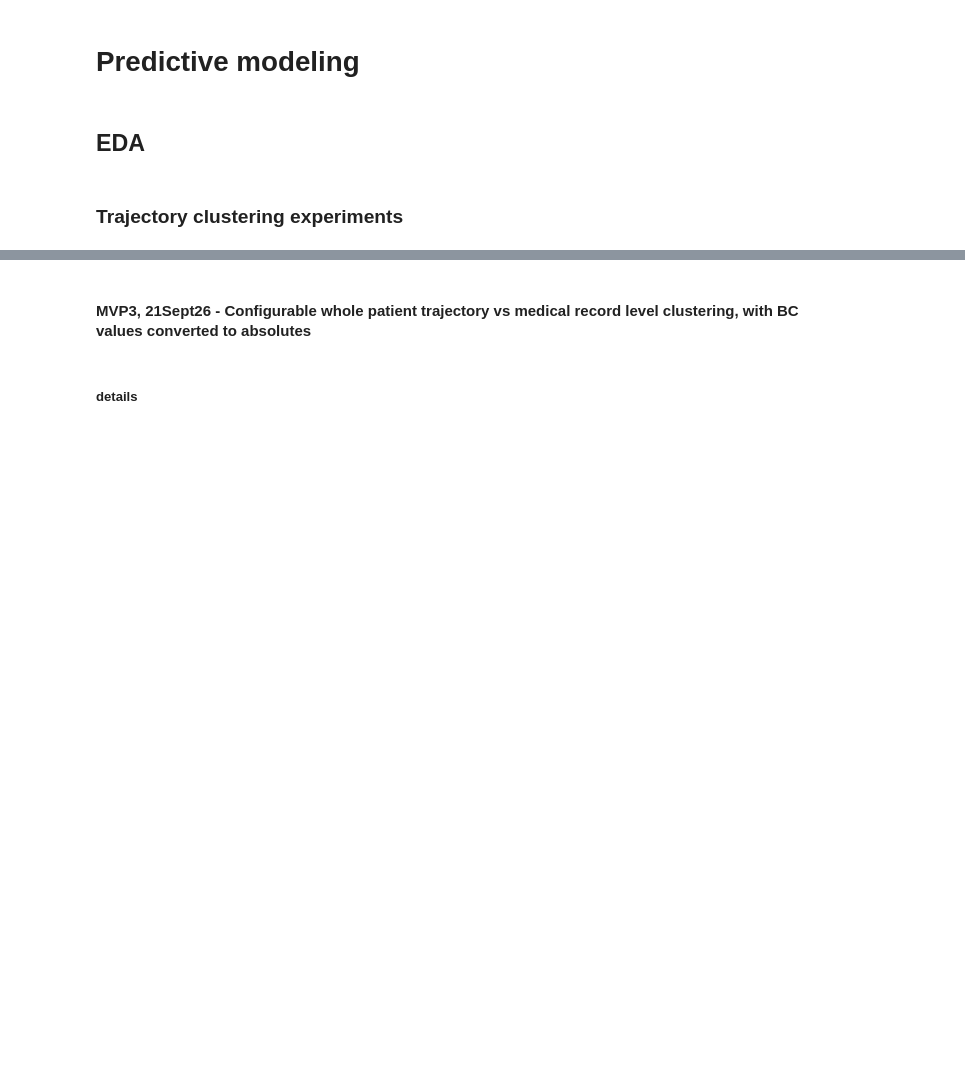
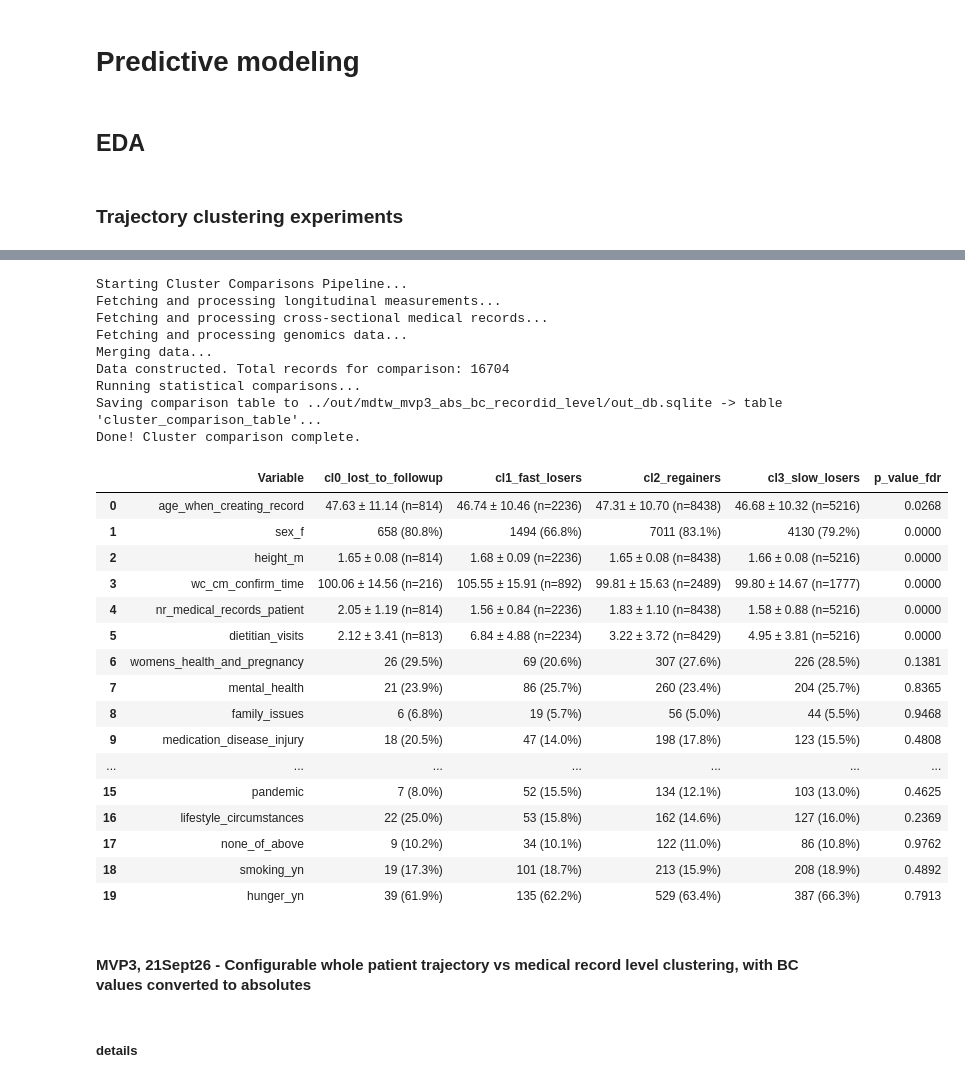
Before and after one commit to Miksa-uam/PROMET_2026, a Jupyter notebook: p4_dir/scripts/p4_notebook.ipynb, the cells around one changed output, grey strips where cells are left out. Drawn from its saved outputs; the diff is of its cells as text; code cells hidden in the pictures; blank space fills up the shorter version.

```diff
--- a/p4_dir/scripts/p4_notebook.ipynb
+++ b/p4_dir/scripts/p4_notebook.ipynb
@@ -7,3 +11,83 @@
+# %%
+# -------------------------------------------------------------------------
+# Cluster Comparisons & Statistical Pipeline
+# -------------------------------------------------------------------------
+import os
+import sys
+
+# Import our new comparison module
+from cluster_comparisons import build_comparison_table
+
+# -------------------------------------------------------------------------
+# 1. CONFIGURATION
+# -------------------------------------------------------------------------
+SOURCE_DB_PATH = "../dbs/pnk_db2_filtered.sqlite"
+# Pointing to the specific directory where your most trustworthy MVP3 run lives
+OUT_DB_PATH = "../out/mdtw_mvp3_abs_bc_recordid_level/out_db.sqlite"
+
+CLUSTER_TABLE = "dtw_mvp3_cluster_labels"
+TARGET_TABLE = "cluster_comparison_table"
+
+# Map the internal cluster IDs to display names.
+# -1 is automatically generated internally for records with only 1 weigh-in.
+# Cluster 2 is deliberately omitted to exclude the n=1 outlier cluster.
+COHORT_NAMES = {
+    -1: "cl0_lost_to_followup",
+    0:  "cl1_fast_losers",
+    1:  "cl2_regainers",
+    3:  "cl3_slow_losers"
+}
+
+# -------------------------------------------------------------------------
+# 2. EXECUTION
+# -------------------------------------------------------------------------
+# This will extract data across 3 tables, engineer features, assign cohorts,
+# run Kruskal-Wallis/Chi-Square tests, apply FDR correction, and save the table.
+build_comparison_table(
+    source_db_path=SOURCE_DB_PATH,
+    out_db_path=OUT_DB_PATH,
+    cluster_table=CLUSTER_TABLE,
+    target_table_name=TARGET_TABLE,
+    cohort_names=COHORT_NAMES
+)
+
+# You can then query the resulting table using pandas to view it in the notebook:
+import sqlite3
+import pandas as pd
+
+conn = sqlite3.connect(OUT_DB_PATH)
+df_results = pd.read_sql_query(f"SELECT * FROM {TARGET_TABLE}", conn)
+conn.close()
+
+# Display the top rows of the results table
+display(df_results.head(20))
+# %% [output]
+Starting Cluster Comparisons Pipeline...
+Fetching and processing longitudinal measurements...
+Fetching and processing cross-sectional medical records...
+Fetching and processing genomics data...
+Merging data...
+Data constructed. Total records for comparison: 16704
+Running statistical comparisons...
+Saving comparison table to ../out/mdtw_mvp3_abs_bc_recordid_level/out_db.sqlite -> table 'cluster_comparison_table'...
+Done! Cluster comparison complete.
+|  | Variable | cl0_lost_to_followup | cl1_fast_losers | cl2_regainers | cl3_slow_losers | p_value_fdr |
+| 0 | age_when_creating_record | 47.63 ± 11.14 (n=814) | 46.74 ± 10.46 (n=2236) | 47.31 ± 10.70 (n=8438) | 46.68 ± 10.32 (n=5216) | 0.0268 |
+| 1 | sex_f | 658 (80.8%) | 1494 (66.8%) | 7011 (83.1%) | 4130 (79.2%) | 0.0000 |
+| 2 | height_m | 1.65 ± 0.08 (n=814) | 1.68 ± 0.09 (n=2236) | 1.65 ± 0.08 (n=8438) | 1.66 ± 0.08 (n=5216) | 0.0000 |
+| 3 | wc_cm_confirm_time | 100.06 ± 14.56 (n=216) | 105.55 ± 15.91 (n=892) | 99.81 ± 15.63 (n=2489) | 99.80 ± 14.67 (n=1777) | 0.0000 |
+| 4 | nr_medical_records_patient | 2.05 ± 1.19 (n=814) | 1.56 ± 0.84 (n=2236) | 1.83 ± 1.10 (n=8438) | 1.58 ± 0.88 (n=5216) | 0.0000 |
+| 5 | dietitian_visits | 2.12 ± 3.41 (n=813) | 6.84 ± 4.88 (n=2234) | 3.22 ± 3.72 (n=8429) | 4.95 ± 3.81 (n=5216) | 0.0000 |
+| 6 | womens_health_and_pregnancy | 26 (29.5%) | 69 (20.6%) | 307 (27.6%) | 226 (28.5%) | 0.1381 |
+| 7 | mental_health | 21 (23.9%) | 86 (25.7%) | 260 (23.4%) | 204 (25.7%) | 0.8365 |
+| 8 | family_issues | 6 (6.8%) | 19 (5.7%) | 56 (5.0%) | 44 (5.5%) | 0.9468 |
+| 9 | medication_disease_injury | 18 (20.5%) | 47 (14.0%) | 198 (17.8%) | 123 (15.5%) | 0.4808 |
+| ... | ... | ... | ... | ... | ... | ... |
+| 15 | pandemic | 7 (8.0%) | 52 (15.5%) | 134 (12.1%) | 103 (13.0%) | 0.4625 |
+| 16 | lifestyle_circumstances | 22 (25.0%) | 53 (15.8%) | 162 (14.6%) | 127 (16.0%) | 0.2369 |
+| 17 | none_of_above | 9 (10.2%) | 34 (10.1%) | 122 (11.0%) | 86 (10.8%) | 0.9762 |
+| 18 | smoking_yn | 19 (17.3%) | 101 (18.7%) | 213 (15.9%) | 208 (18.9%) | 0.4892 |
+| 19 | hunger_yn | 39 (61.9%) | 135 (62.2%) | 529 (63.4%) | 387 (66.3%) | 0.7913 |
 # %% [markdown]
 #### MVP3, 21Sept26 - Configurable whole patient trajectory vs medical record level clustering, with BC values converted to absolutes
 # %% [markdown]
```
Also changed, not shown: parts of 6 cells of this notebook, 6 other files.
